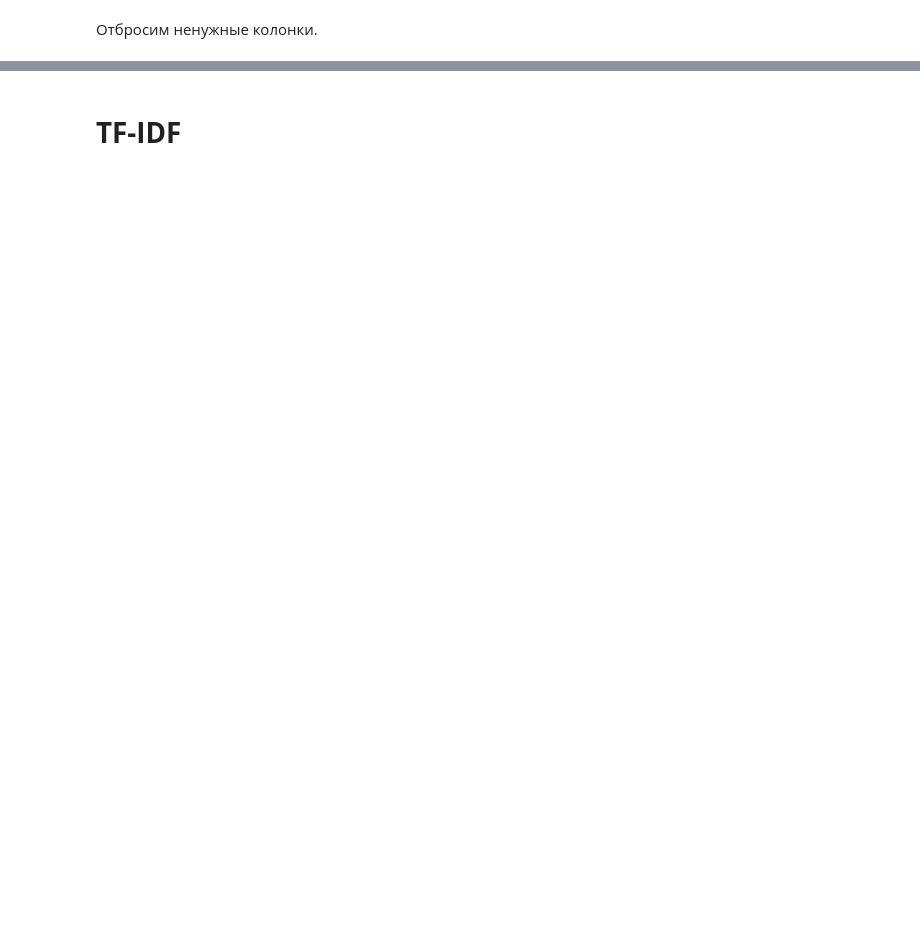
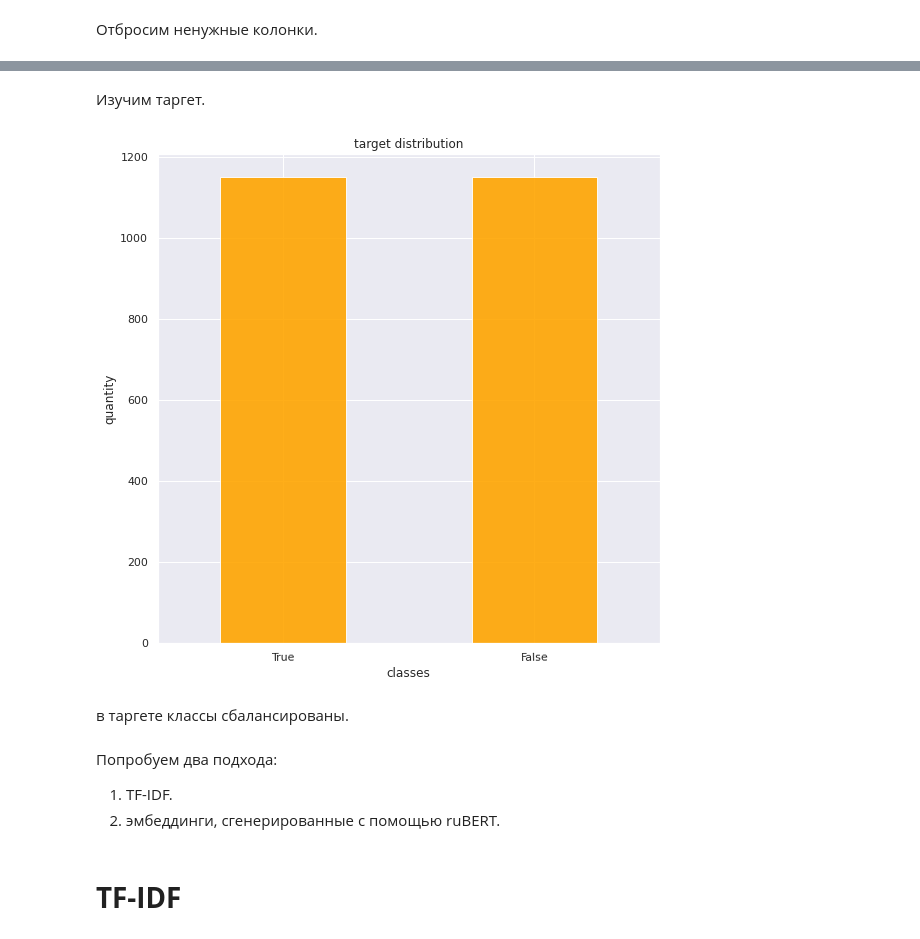
Before and after one commit to Doppler-67/sentiment_analysis, a Jupyter notebook: sentiment_analysis.ipynb, the cells around one changed output, grey strips where cells are left out. Drawn from its saved outputs; the diff is of its cells as text; code cells hidden in the pictures; blank space fills up the shorter version.

```diff
--- a/sentiment_analysis.ipynb
+++ b/sentiment_analysis.ipynb
@@ -109,3 +136,17 @@ data = data.head(2300) # !!!
+# %% [markdown]
+Изучим таргет.
+# %%
+data['toxic'].value_counts().plot(kind='bar', title='target distribution', xlabel='classes',
+                                     ylabel='quantity', rot=1, color='orange', alpha =0.9, figsize=(9,9))
+plt.show()
+# %% [output]
+[figure, added]
+# %% [markdown]
+в таргете классы сбалансированы.
+# %% [markdown]
+Попробуем два подхода:
+1. TF-IDF.
+2. эмбеддинги, сгенерированные с помощью ruBERT.
 # %% [markdown]
 # **TF-IDF**
 # %%
```
Also changed, not shown: parts of 37 cells of this notebook.
